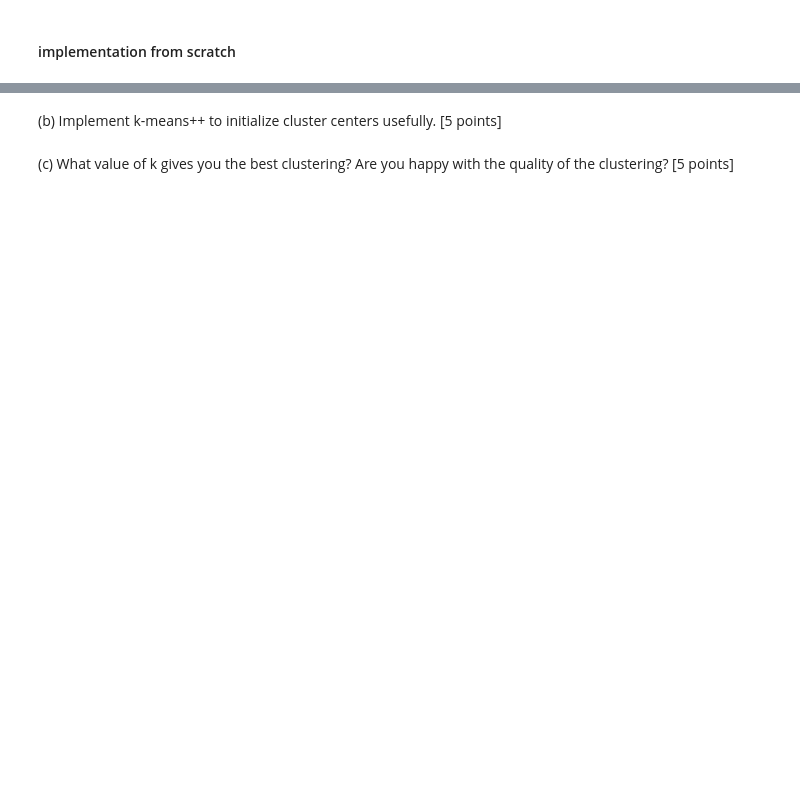
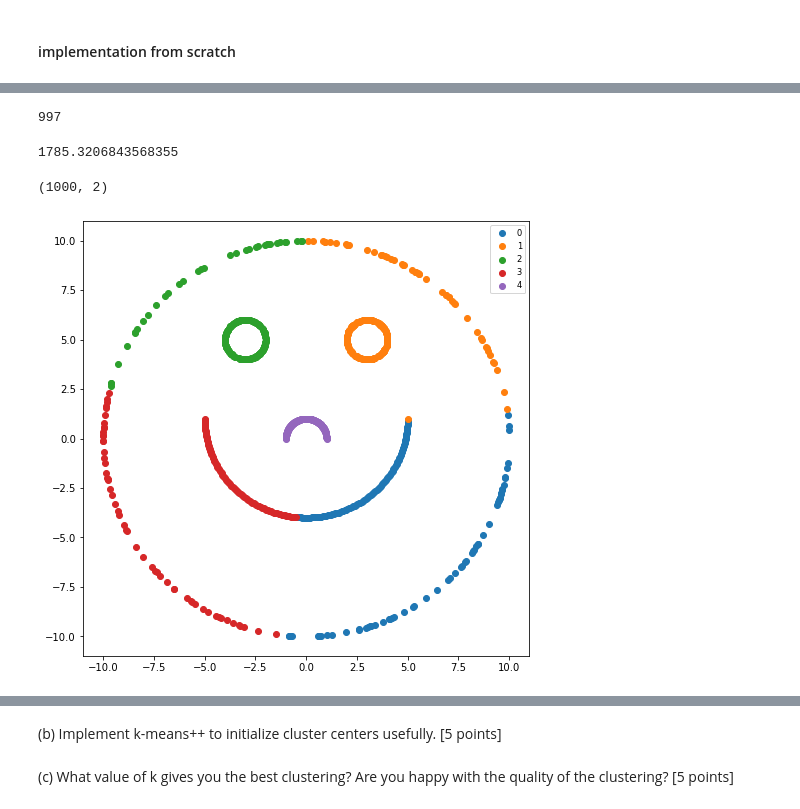
Before and after one commit to sunil-dhaka/ml-course-work, a Jupyter notebook: assign4.ipynb, the cells around one changed output, grey strips where cells are left out. Saved outputs shown, nothing was run; the diff lists cells and outputs as text; code cells hidden in the pictures; blank space fills up the shorter version.

```diff
--- a/assign4.ipynb
+++ b/assign4.ipynb
@@ -115,0 +120,4 @@ def plot_clusters(data_2d,labels,n_cluster=4):
+# %%
+len(np.delete(X,[0,1,999],axis=0))
+# %% [output]
+997
@@ -116,3 +126,11 @@ def plot_clusters(data_2d,labels,n_cluster=4):
+# %%
+np.sum(c)
+# %% [output]
+1785.3206843568355
+# %%
+X.shape
+# %% [output]
+(1000, 2)
 # %%
 '''
 k menas clustering algo implementation
@@ -160,0 +246,8 @@ def get_KMeans_clusters(X,n_cluster=4,init_style='k-means'):
+# %%
+no_of_clusters=5
+model=get_KMeans_clusters(X,n_cluster=no_of_clusters)
+plot_clusters(X,model['final'],n_cluster=no_of_clusters)
+# centroids=model['centroids']
+# plt.scatter(centroids[:,0],centroids[:,1],s=300,c='red')
+# %% [output]
+[figure, added]
```
Also changed, not shown: parts of 17 cells of this notebook.
